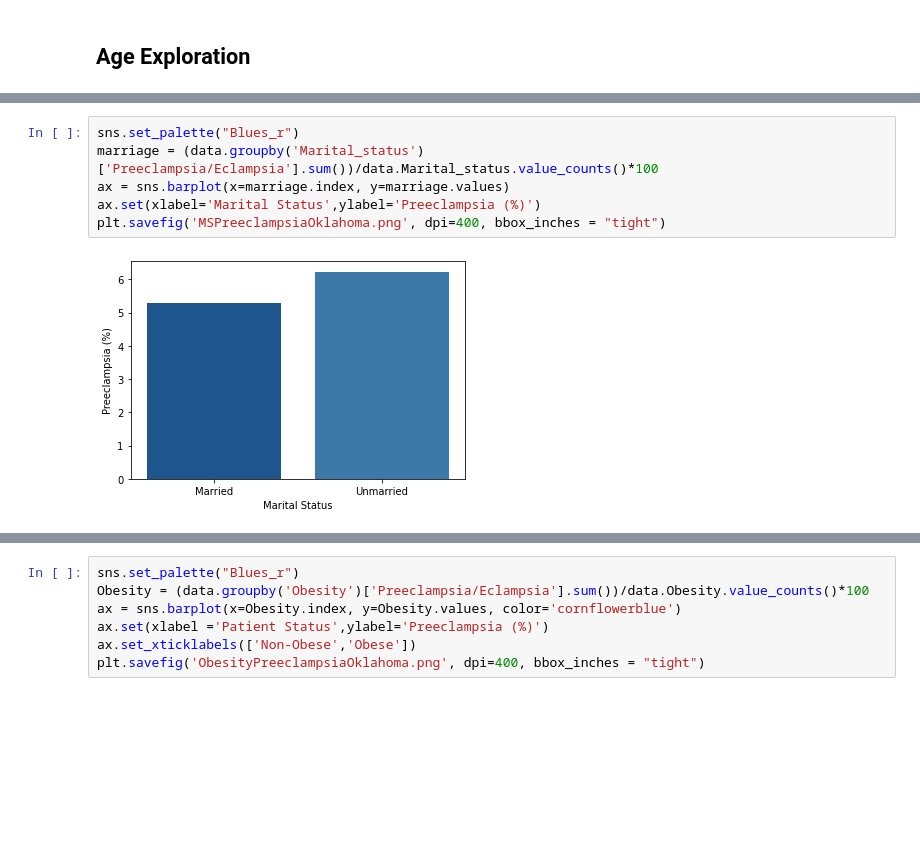
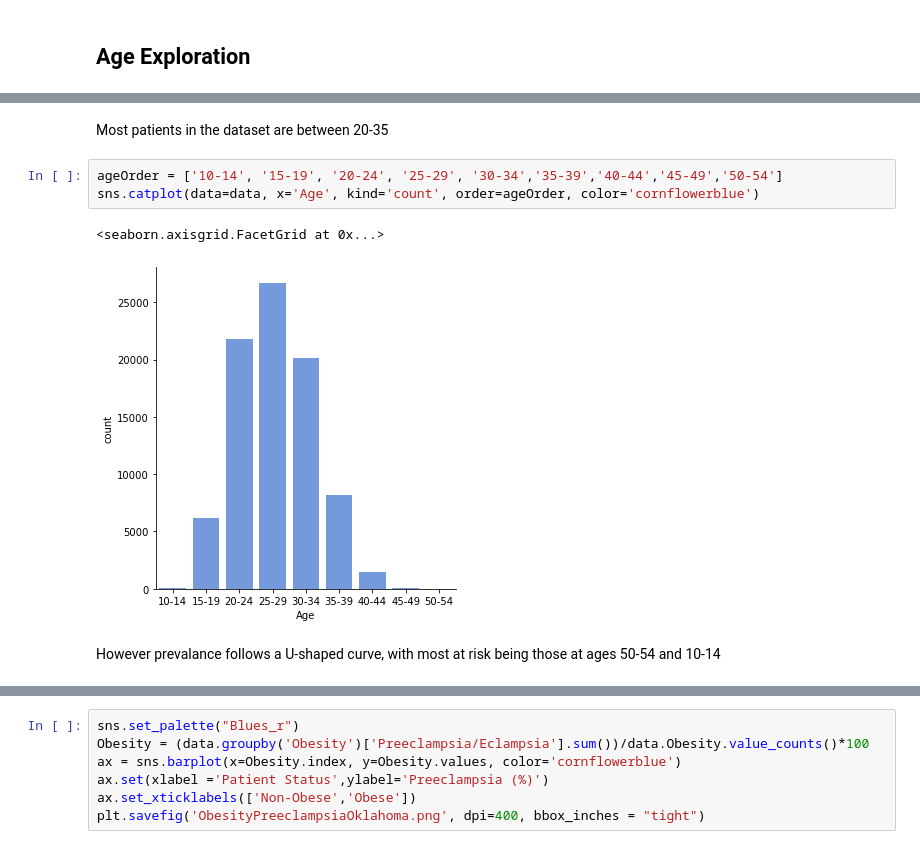
Before and after one commit to rachellb/Bennett_OUDSA5900, a Jupyter notebook: Descriptions/Oklahoma Descriptions.ipynb, the cells around one changed output, grey strips where cells are left out. Cells and saved outputs as stored; diff of their text form; blank space fills up the shorter version.

```diff
--- a/Descriptions/Oklahoma Descriptions.ipynb
+++ b/Descriptions/Oklahoma Descriptions.ipynb
@@ -501,8 +416,10 @@ plt.savefig('RacePreeclampsiaOklahoma.png', dpi=400, bbox_inches = "tight")
-# %%
-sns.set_palette("Blues_r")
-marriage = (data.groupby('Marital_status')['Preeclampsia/Eclampsia'].sum())/data.Marital_status.value_counts()*100
-ax = sns.barplot(x=marriage.index, y=marriage.values)
-ax.set(xlabel='Marital Status',ylabel='Preeclampsia (%)')
-plt.savefig('MSPreeclampsiaOklahoma.png', dpi=400, bbox_inches = "tight")
-# %% [output]
-[figure, removed]
+# %% [markdown]
+Most patients in the dataset are between 20-35
+# %%
+ageOrder = ['10-14', '15-19', '20-24', '25-29', '30-34','35-39','40-44','45-49','50-54']
+sns.catplot(data=data, x='Age', kind='count', order=ageOrder, color='cornflowerblue')
+# %% [output]
+<seaborn.axisgrid.FacetGrid at 0x...>
+[figure, added]
+# %% [markdown]
+However prevalance follows a U-shaped curve, with most at risk being those at ages 50-54 and 10-14
```
Also changed, not shown: parts of 71 cells of this notebook, 2 other files.
